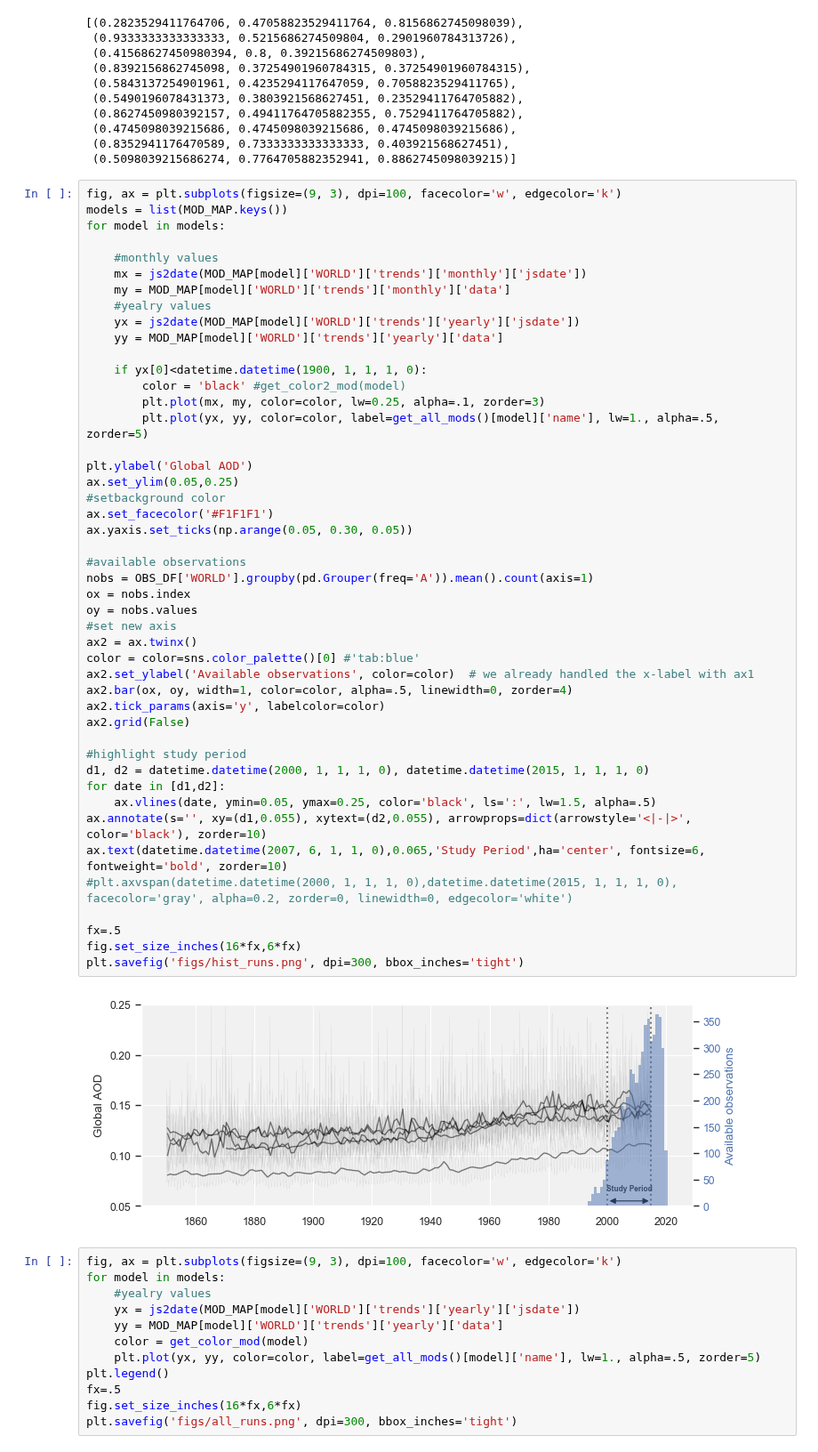
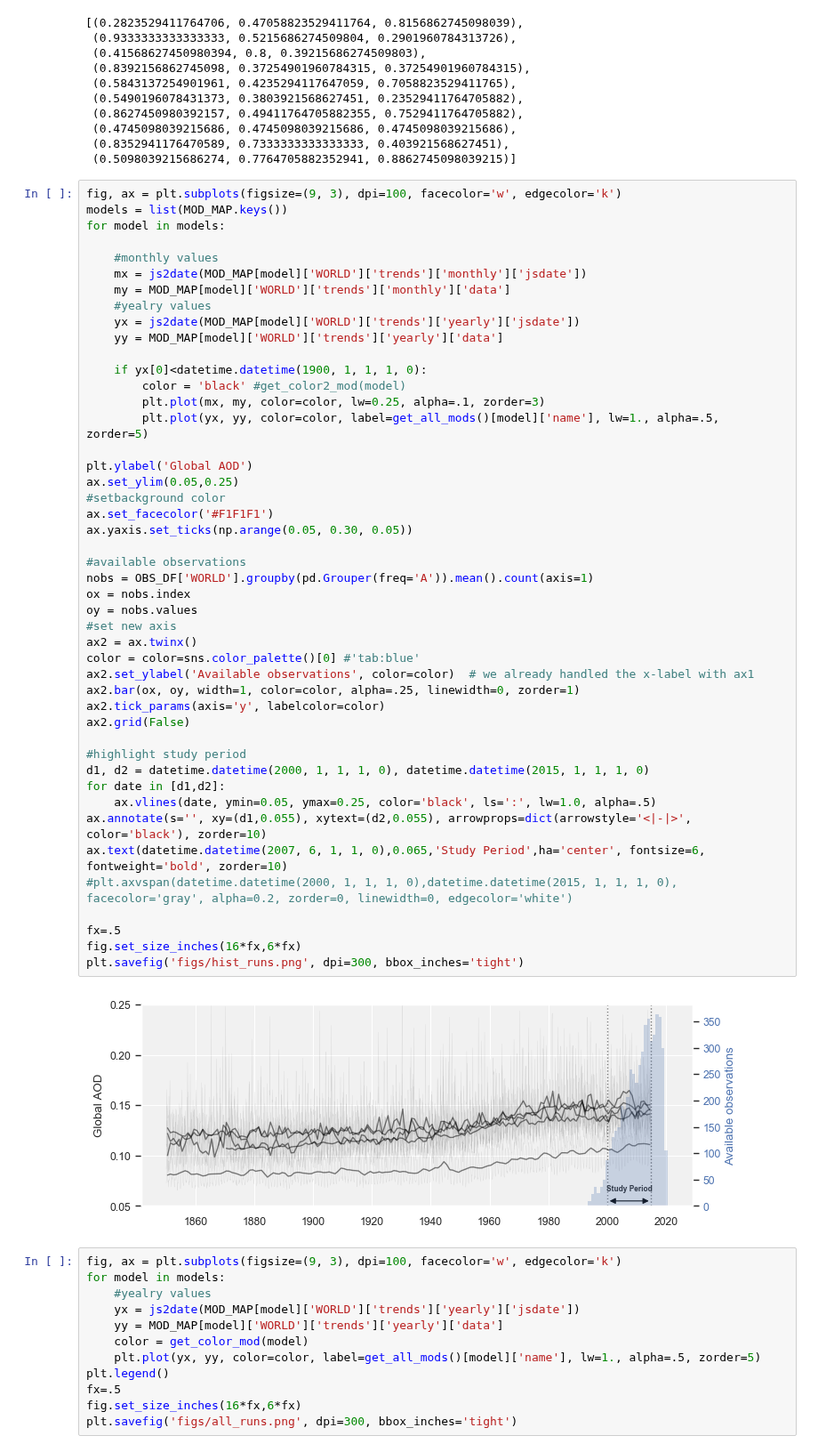
Before and after one commit to AugustinMortier/aerosol_trends, a Jupyter notebook: scripts/hist_trends.ipynb, the cells around one changed output. Shown at 89% size. Saved outputs shown, nothing was run; the diff lists cells and outputs as text.

Commit message:
update hist run figure

```diff
--- a/scripts/hist_trends.ipynb
+++ b/scripts/hist_trends.ipynb
@@ -168,36 +168,36 @@ for model in models:
         plt.plot(yx, yy, color=color, label=get_all_mods()[model]['name'], lw=1., alpha=.5, zorder=5)
 
 plt.ylabel('Global AOD')
 ax.set_ylim(0.05,0.25)
 #setbackground color
 ax.set_facecolor('#F1F1F1')
 ax.yaxis.set_ticks(np.arange(0.05, 0.30, 0.05))
 
 #available observations
 nobs = OBS_DF['WORLD'].groupby(pd.Grouper(freq='A')).mean().count(axis=1)
 ox = nobs.index
 oy = nobs.values
 #set new axis
 ax2 = ax.twinx()
 color = color=sns.color_palette()[0] #'tab:blue'
 ax2.set_ylabel('Available observations', color=color)  # we already handled the x-label with ax1
-ax2.bar(ox, oy, width=1, color=color, alpha=.5, linewidth=0, zorder=4)
+ax2.bar(ox, oy, width=1, color=color, alpha=.25, linewidth=0, zorder=1)
 ax2.tick_params(axis='y', labelcolor=color)
 ax2.grid(False)
 
 #highlight study period
 d1, d2 = datetime.datetime(2000, 1, 1, 1, 0), datetime.datetime(2015, 1, 1, 1, 0)
 for date in [d1,d2]:
-    ax.vlines(date, ymin=0.05, ymax=0.25, color='black', ls=':', lw=1.5, alpha=.5)
+    ax.vlines(date, ymin=0.05, ymax=0.25, color='black', ls=':', lw=1.0, alpha=.5)
 ax.annotate(s='', xy=(d1,0.055), xytext=(d2,0.055), arrowprops=dict(arrowstyle='<|-|>', color='black'), zorder=10)
 ax.text(datetime.datetime(2007, 6, 1, 1, 0),0.065,'Study Period',ha='center', fontsize=6, fontweight='bold', zorder=10)
 #plt.axvspan(datetime.datetime(2000, 1, 1, 1, 0),datetime.datetime(2015, 1, 1, 1, 0), facecolor='gray', alpha=0.2, zorder=0, linewidth=0, edgecolor='white')
 
 fx=.5
 fig.set_size_inches(16*fx,6*fx)
 plt.savefig('figs/hist_runs.png', dpi=300, bbox_inches='tight')
 # %% [output]
-[figure, old version]
+[figure, new version]
 # %%
 fig, ax = plt.subplots(figsize=(9, 3), dpi=100, facecolor='w', edgecolor='k')
 for model in models:
```
Also changed, not shown: 1 other file.
